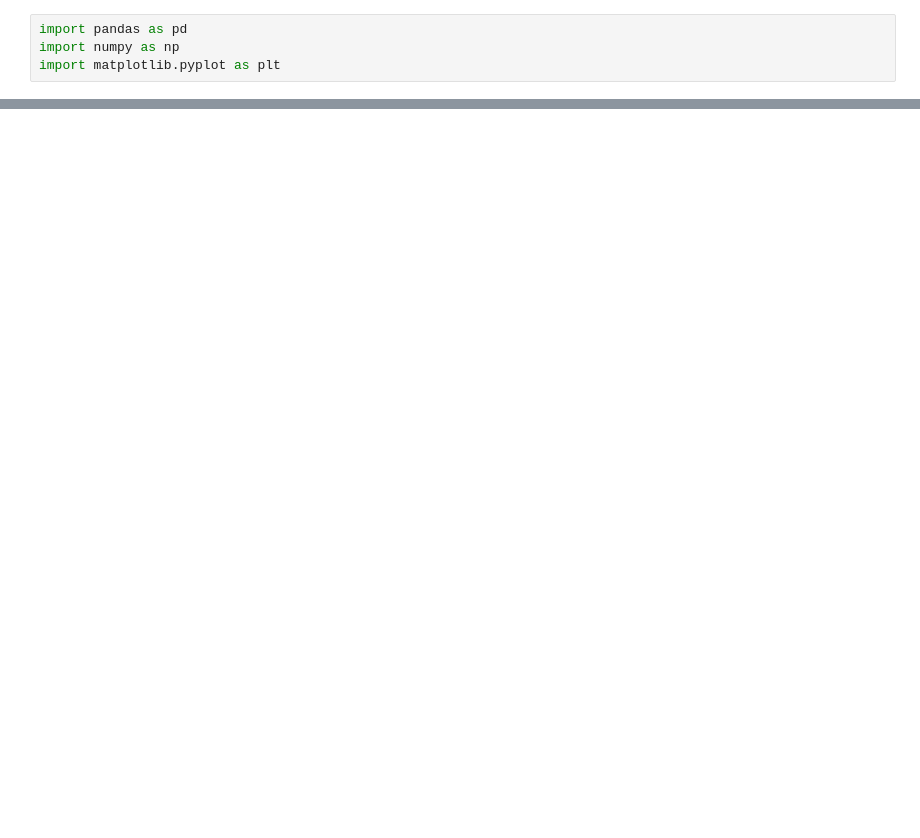
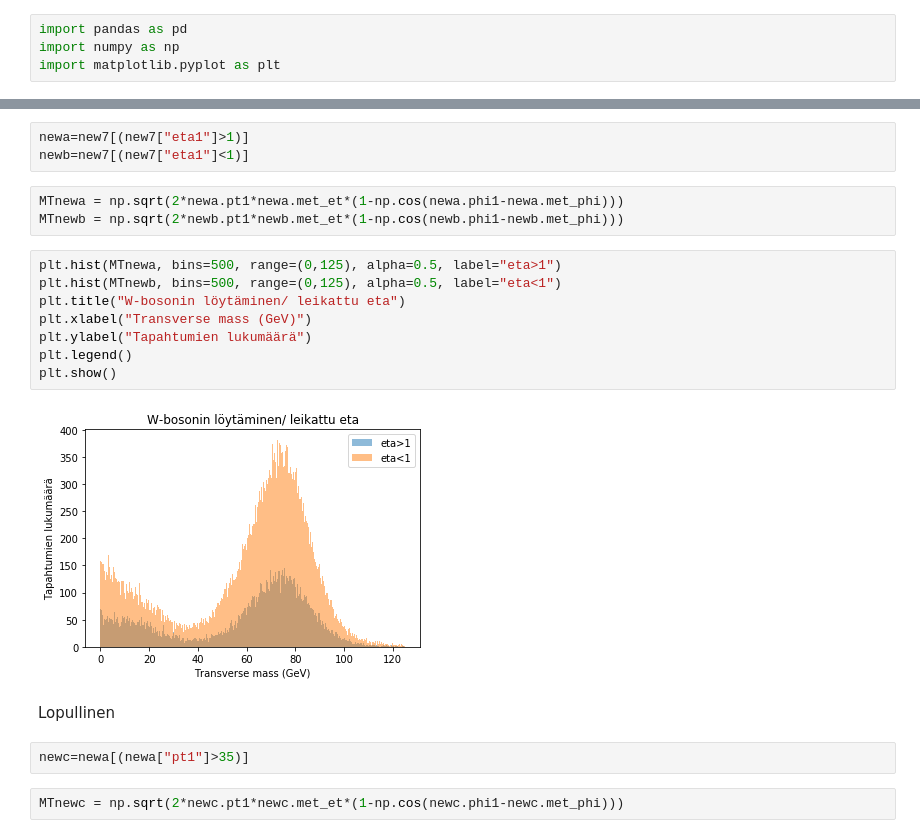
Before and after one commit to cms-opendata-education/HSSIP-Finland-2019, a Jupyter notebook: W-boson.ipynb, the cells around one changed output, grey strips where cells are left out. Saved outputs shown, nothing was run; the diff lists cells and outputs as text; blank space fills up the shorter version.

```diff
--- a/W-boson.ipynb
+++ b/W-boson.ipynb
@@ -119,0 +61,22 @@ plt.show()
+# %%
+newa=new7[(new7["eta1"]>1)]
+newb=new7[(new7["eta1"]<1)]
+# %%
+MTnewa = np.sqrt(2*newa.pt1*newa.met_et*(1-np.cos(newa.phi1-newa.met_phi)))
+MTnewb = np.sqrt(2*newb.pt1*newb.met_et*(1-np.cos(newb.phi1-newb.met_phi)))
+# %%
+plt.hist(MTnewa, bins=500, range=(0,125), alpha=0.5, label="eta>1")
+plt.hist(MTnewb, bins=500, range=(0,125), alpha=0.5, label="eta<1")
+plt.title("W-bosonin löytäminen/ leikattu eta")
+plt.xlabel("Transverse mass (GeV)")
+plt.ylabel("Tapahtumien lukumäärä")
+plt.legend()
+plt.show()
+# %% [output]
+[figure, added]
+# %% [markdown]
+Lopullinen
+# %%
+newc=newa[(newa["pt1"]>35)]
+# %%
+MTnewc = np.sqrt(2*newc.pt1*newc.met_et*(1-np.cos(newc.phi1-newc.met_phi)))
```
Also changed, not shown: parts of 14 cells of this notebook.
